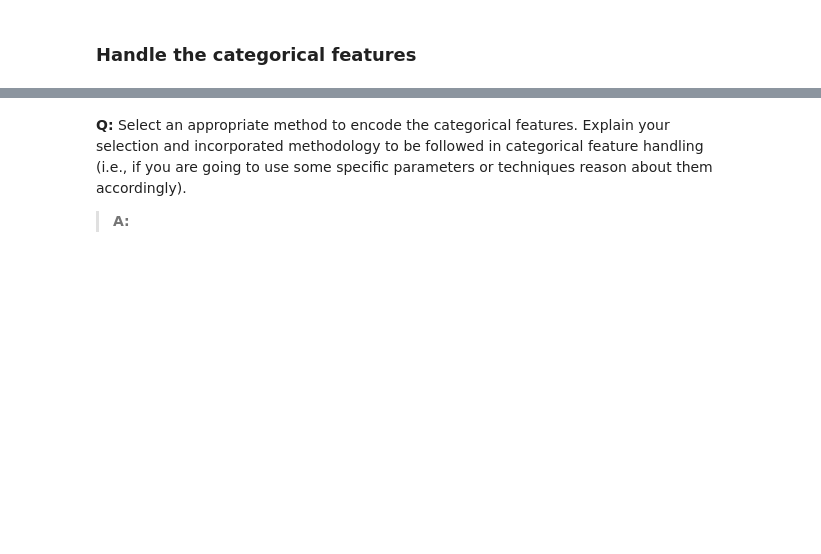
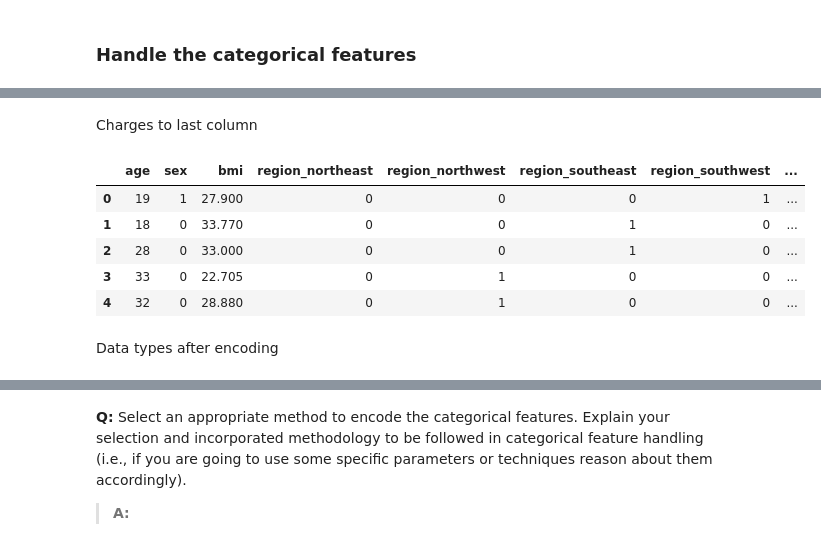
Before and after one commit to Ashfaq-Riyaldeen/Insurance-Cost-Prediction, a Jupyter notebook: Machine Learning.ipynb, the cells around one changed output, grey strips where cells are left out. Saved outputs shown, nothing was run; the diff lists cells and outputs as text; code cells hidden in the pictures; blank space fills up the shorter version.

```diff
--- a/Machine Learning.ipynb
+++ b/Machine Learning.ipynb
@@ -532,0 +705,23 @@ Number of BMI outliers using IQR method: 0
+# %% [markdown]
+Charges to last column
+# %%
+# Get the list of columns
+columns = insurance_dataset.columns.tolist()
+
+# Move 'charges' to the last position
+columns.append(columns.pop(columns.index('charges')))
+
+# Reorder the DataFrame columns
+insurance_dataset = insurance_dataset[columns]
+
+# Verify the new column order
+display(insurance_dataset.head())
+# %% [output]
+|  | age | sex | bmi | region_northeast | region_northwest | region_southeast | region_southwest | ... |
+| 0 | 19 | 1 | 27.900 | 0 | 0 | 0 | 1 | ... |
+| 1 | 18 | 0 | 33.770 | 0 | 0 | 1 | 0 | ... |
+| 2 | 28 | 0 | 33.000 | 0 | 0 | 1 | 0 | ... |
+| 3 | 33 | 0 | 22.705 | 0 | 1 | 0 | 0 | ... |
+| 4 | 32 | 0 | 28.880 | 0 | 1 | 0 | 0 | ... |
+# %% [markdown]
+Data types after encoding
```
Also changed, not shown: parts of 46 cells of this notebook.
